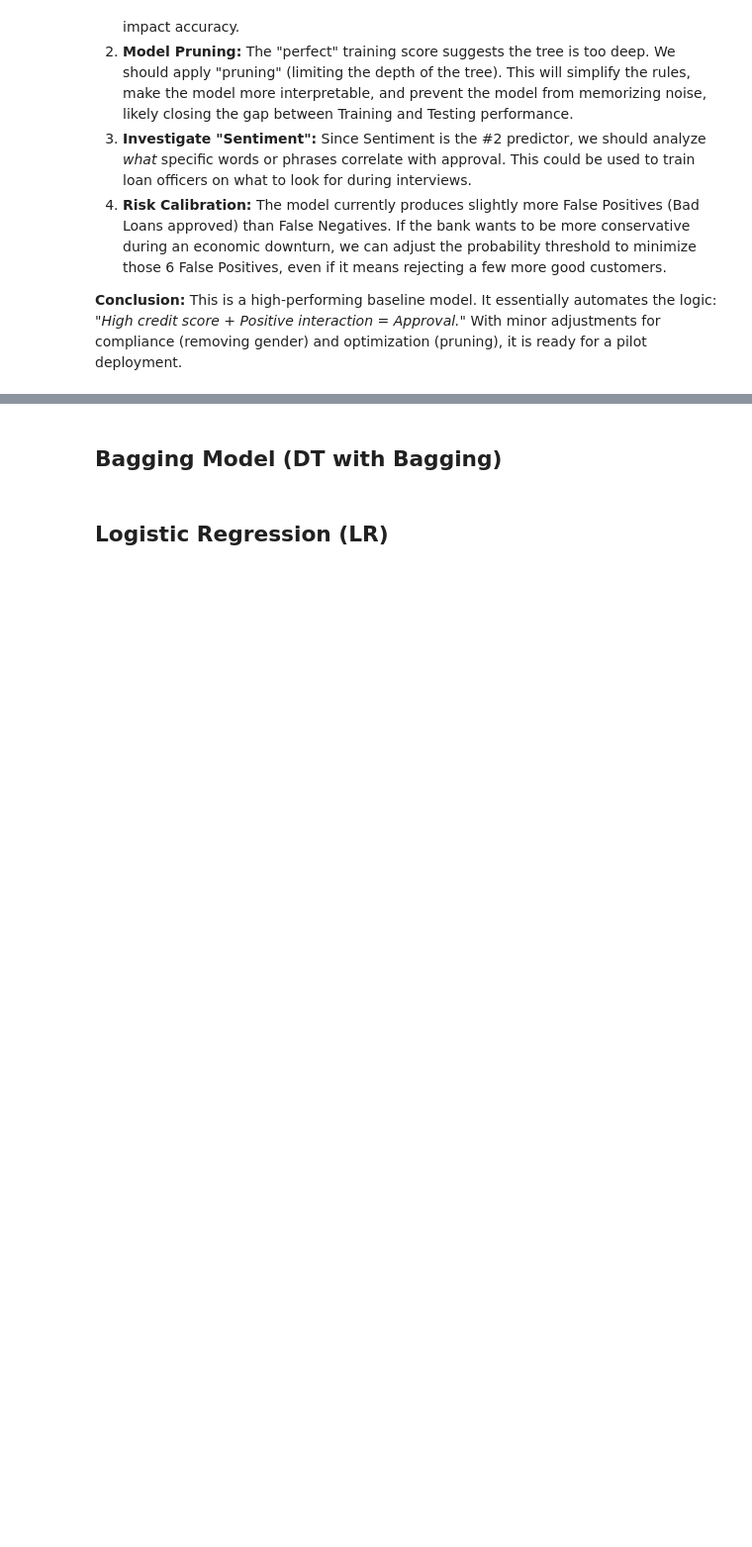
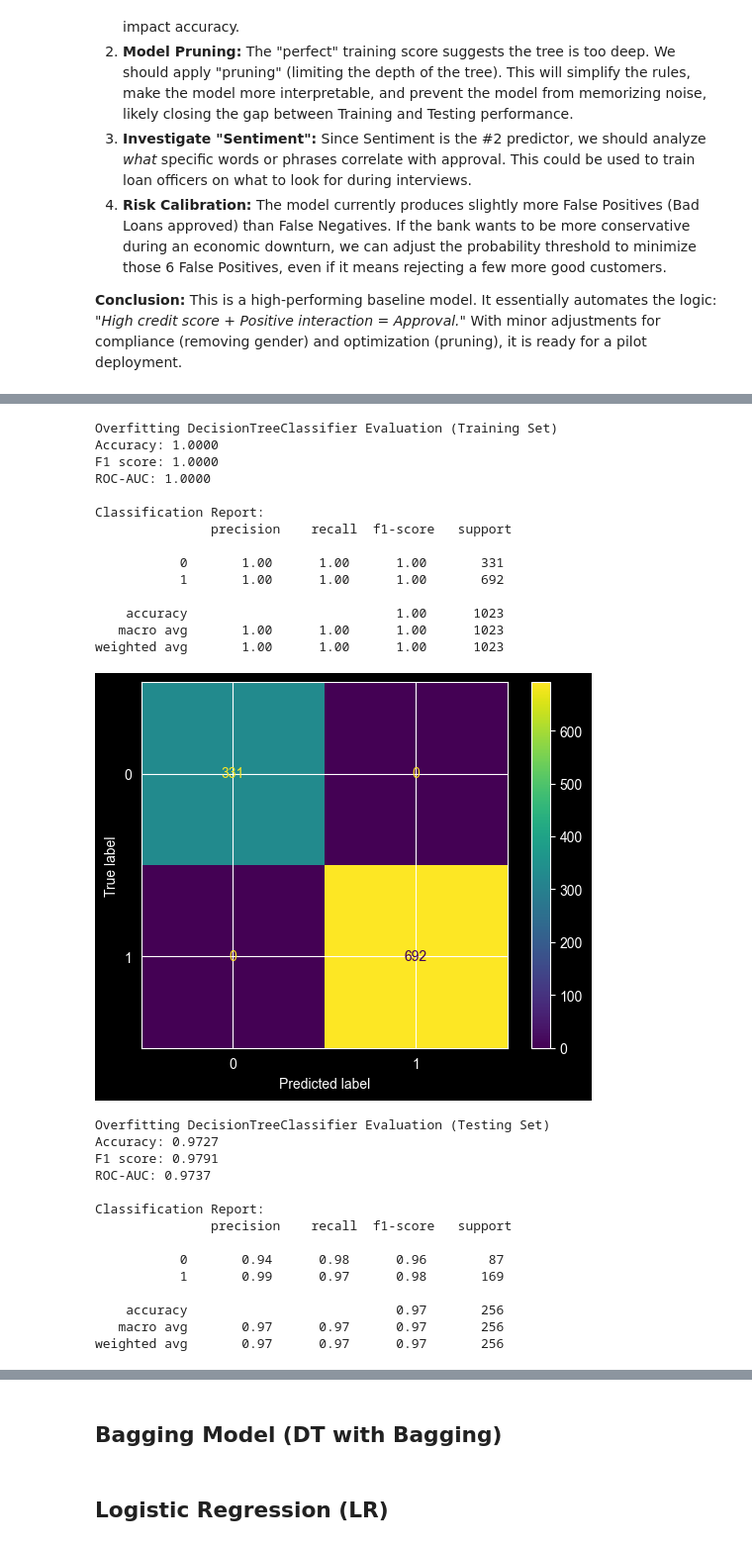
Before and after one commit to hazhalim/dmw-group-project, a Jupyter notebook: WIE3007_Group_Project_Group_11.ipynb, the cells around one changed output, grey strips where cells are left out. Shown at 99% size. Saved outputs shown, nothing was run; the diff lists cells and outputs as text; code cells hidden in the pictures; blank space fills up the shorter version.

```diff
--- a/WIE3007_Group_Project_Group_11.ipynb
+++ b/WIE3007_Group_Project_Group_11.ipynb
@@ -563,3 +634,11 @@ y_prob_base_dtc_test = base_dtc.predict_proba(X_test_scaled)[:, 1]
+# %%
+y_pred_overfit_dtc_train = overfit_dtc.predict(X_train_scaled)
+
+y_prob_overfit_dtc_train = overfit_dtc.predict_proba(X_train_scaled)[:, 1]
+
+y_pred_overfit_dtc_test = overfit_dtc.predict(X_test_scaled)
+
+y_prob_overfit_dtc_test = overfit_dtc.predict_proba(X_test_scaled)[:, 1]
 # %% [markdown]
 ## **Bagging Model (DT with Bagging)**
 # %% [markdown]
@@ -754,0 +953,32 @@ This is a high-performing baseline model. It essentially automates the logic: *"
+# %%
+evaluate_model(overfit_dtc, y_train, y_test, y_pred_overfit_dtc_train, y_pred_overfit_dtc_test, y_prob_overfit_dtc_train, y_prob_overfit_dtc_test, model_name='Overfitting DecisionTreeClassifier')
+# %% [output]
+Overfitting DecisionTreeClassifier Evaluation (Training Set)
+Accuracy: 1.0000
+F1 score: 1.0000
+ROC-AUC: 1.0000
+
+Classification Report:
+               precision    recall  f1-score   support
+
+           0       1.00      1.00      1.00       331
+           1       1.00      1.00      1.00       692
+
+    accuracy                           1.00      1023
+   macro avg       1.00      1.00      1.00      1023
+weighted avg       1.00      1.00      1.00      1023
+[figure, added]
+Overfitting DecisionTreeClassifier Evaluation (Testing Set)
+Accuracy: 0.9727
+F1 score: 0.9791
+ROC-AUC: 0.9737
+
+Classification Report:
+               precision    recall  f1-score   support
+
+           0       0.94      0.98      0.96        87
+           1       0.99      0.97      0.98       169
+
+    accuracy                           0.97       256
+   macro avg       0.97      0.97      0.97       256
+weighted avg       0.97      0.97      0.97       256
```
Also changed, not shown: parts of 16 cells of this notebook.
